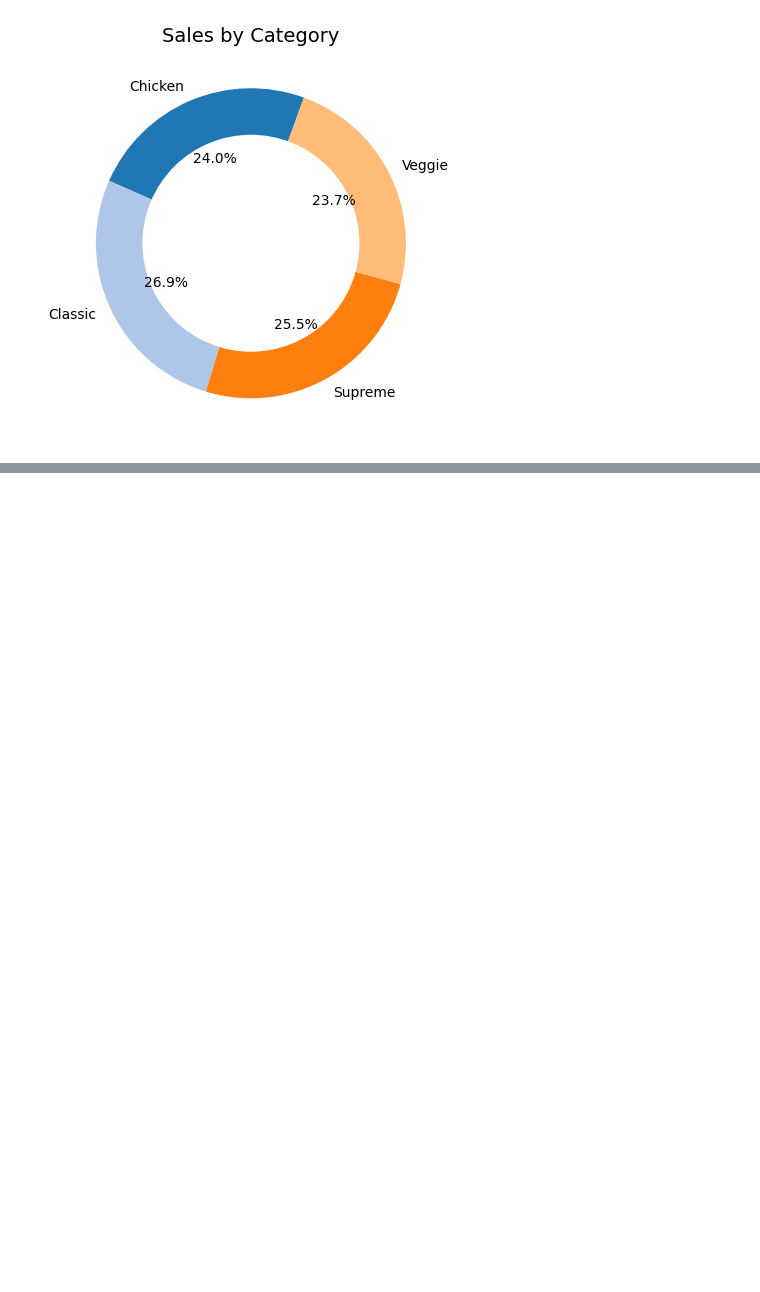
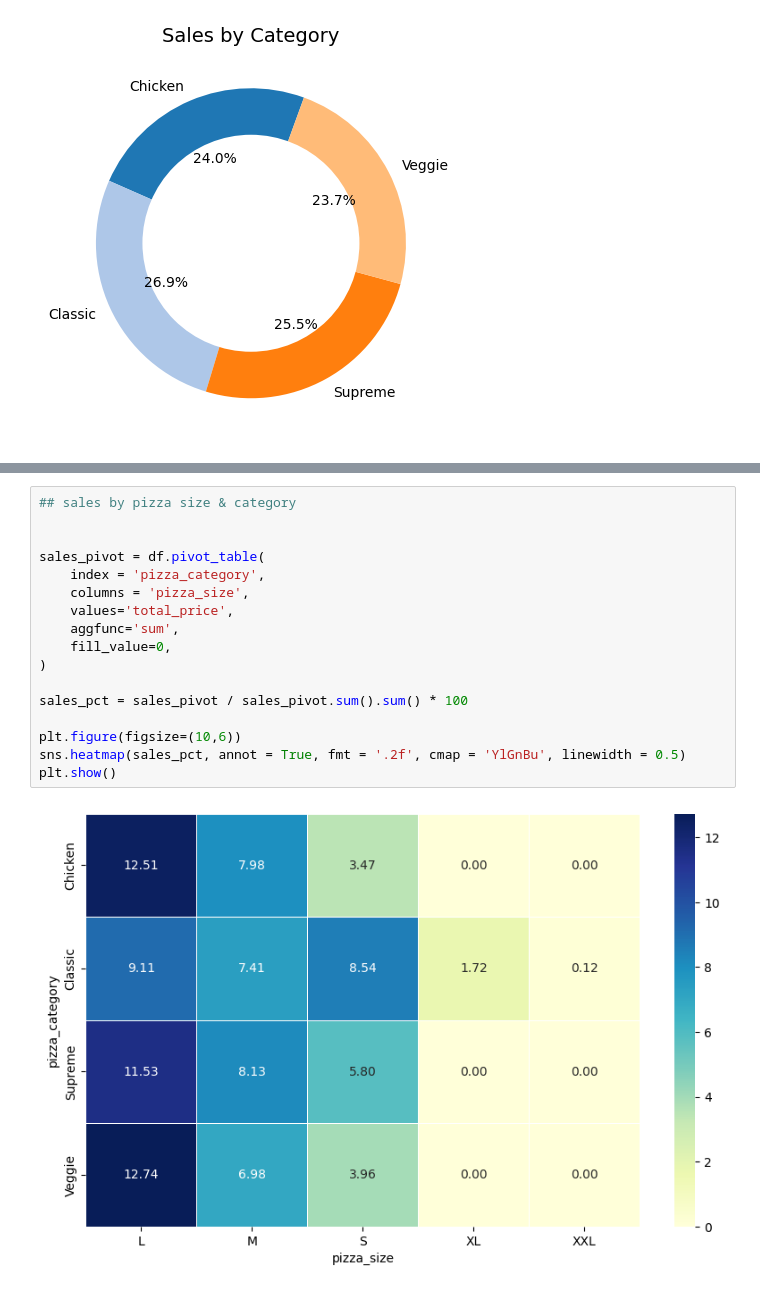
Before and after one commit to ElangoJagan/Python_Portfolio, a Jupyter notebook: Code.ipynb, the cells around one changed output, grey strips where cells are left out. Saved outputs shown, nothing was run; the diff lists cells and outputs as text; blank space fills up the shorter version.

Commit message:
commit changes for heatmap

```diff
--- a/Code.ipynb
+++ b/Code.ipynb
@@ -289,0 +311,19 @@ plt.show()
+# %%
+## sales by pizza size & category
+
+
+sales_pivot = df.pivot_table(
+    index = 'pizza_category',
+    columns = 'pizza_size',
+    values='total_price',
+    aggfunc='sum',
+    fill_value=0,
+)
+
+sales_pct = sales_pivot / sales_pivot.sum().sum() * 100
+
+plt.figure(figsize=(10,6))
+sns.heatmap(sales_pct, annot = True, fmt = '.2f', cmap = 'YlGnBu', linewidth = 0.5)
+plt.show()
+# %% [output]
+[figure, added]
```
Also changed, not shown: parts of 2 cells of this notebook.
